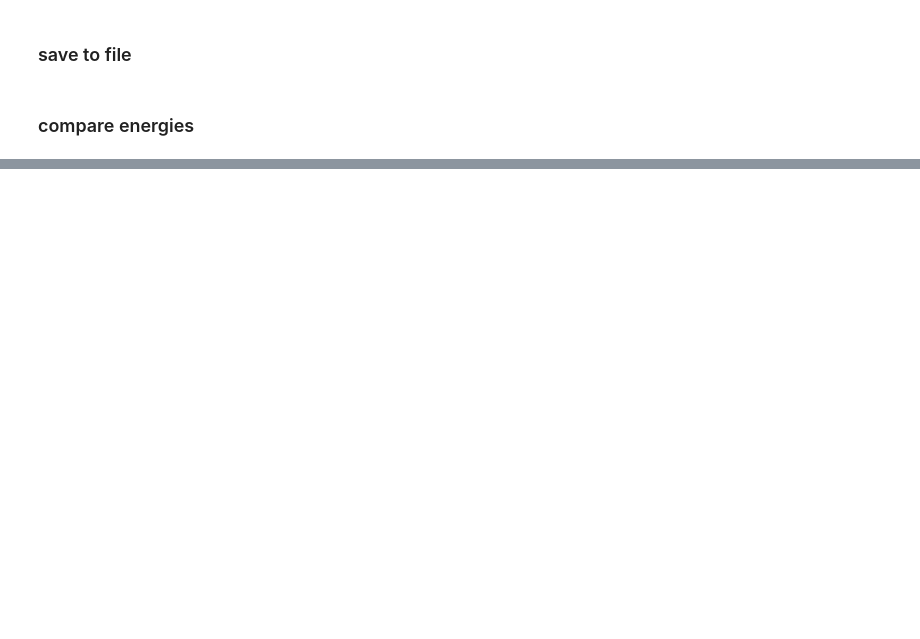
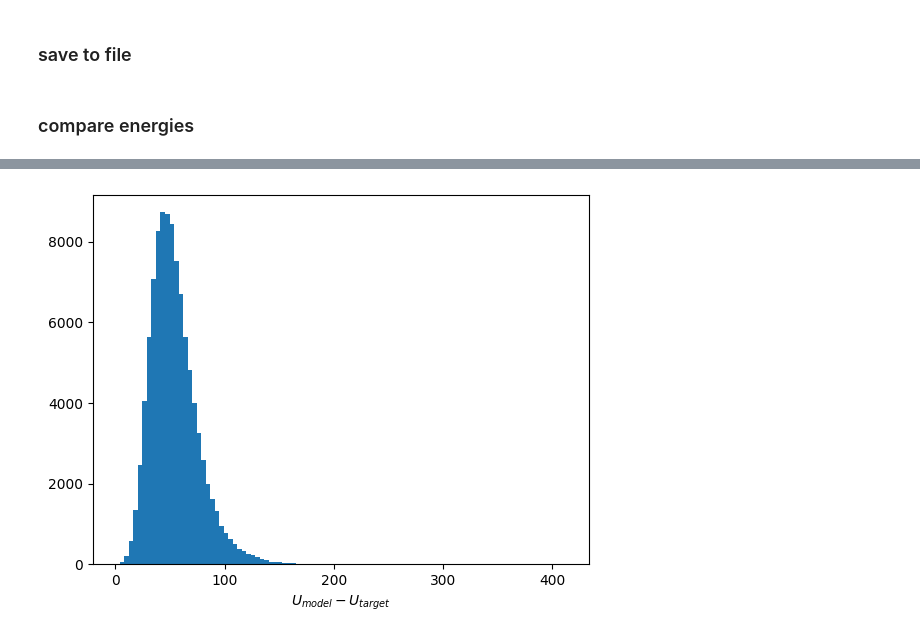
Before and after one commit to noegroup/rigid-flows, a Jupyter notebook: model_working.ipynb, the cells around one changed output, grey strips where cells are left out. Cells and saved outputs as stored; diff of their text form; code cells hidden in the pictures; blank space fills up the shorter version.

```diff
--- a/model_working.ipynb
+++ b/model_working.ipynb
@@ -1127 +1601,11 @@ U_data = eval_target_density_(orig.obj)
+# %%
+diffs = (us_target - us_base - ldjs) - jnp.min(us_target - us_base - ldjs)
+diffs = diffs[diffs < 1e3]
+plt.hist(
+    diffs,
+    bins=100,
+);
+plt.xlabel("$U_{model} - U_{target}$");
+# %% [output]
+[figure, added]
 # %%
```
Also changed, not shown: parts of 41 cells of this notebook, 15 other files.
